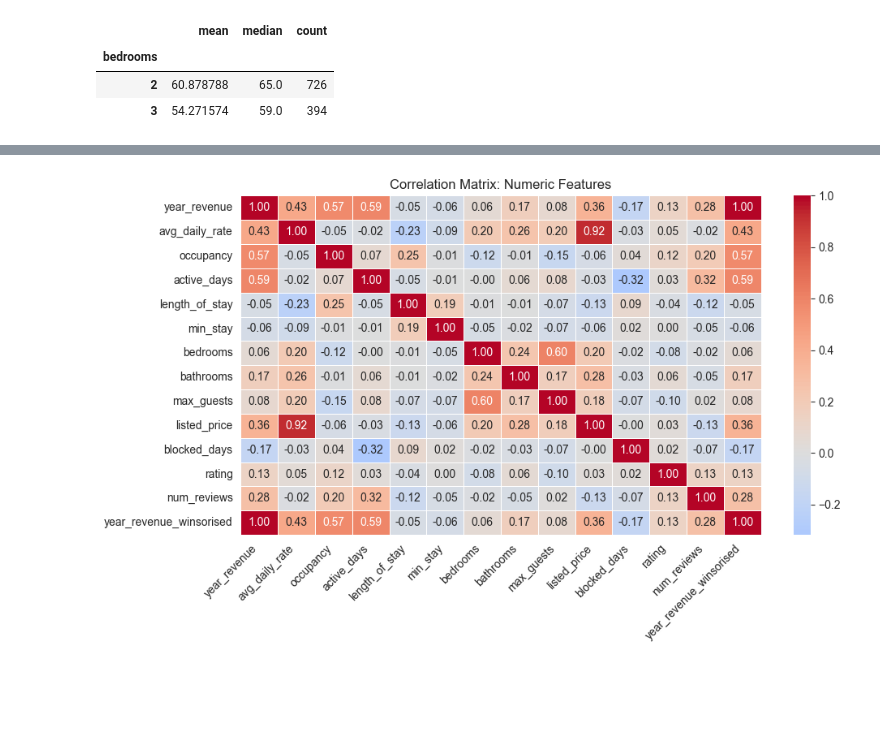
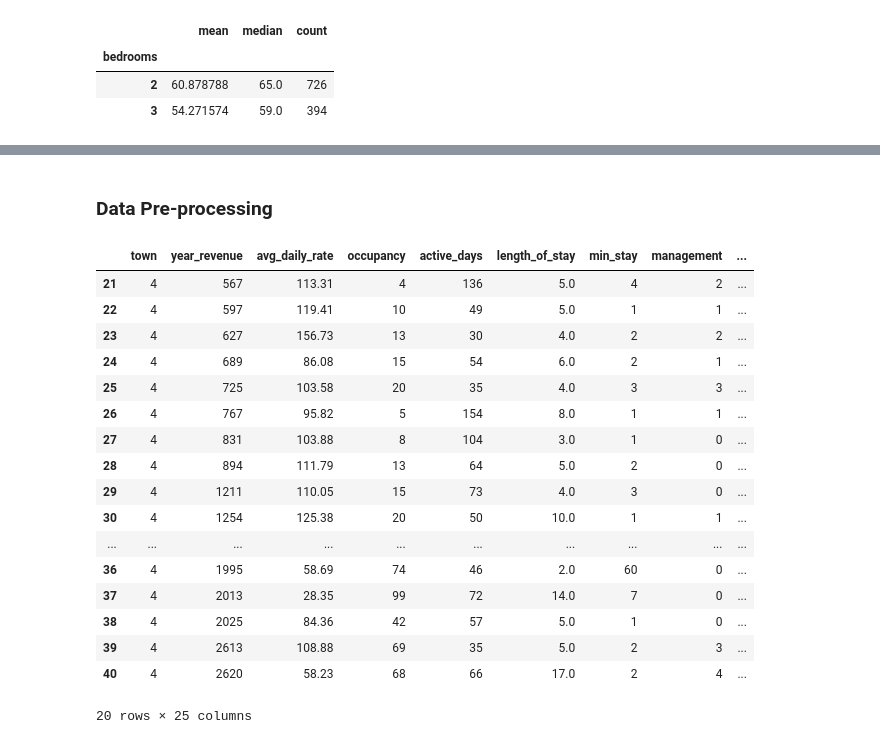
Before and after one commit to AvChilds/serviced_accommodation_ML_project, a Jupyter notebook: masters_assignment_1.ipynb, the cells around one changed output, grey strips where cells are left out. Cells and saved outputs as stored; diff of their text form; code cells hidden in the pictures; blank space fills up the shorter version.

```diff
--- a/masters_assignment_1.ipynb
+++ b/masters_assignment_1.ipynb
@@ -748,16 +746,2 @@ Passing `palette` without assigning `hue` is deprecated and will be removed in v
-# %%
-# Compute correlation matrix
-numeric_data = data.select_dtypes(include=['int64', 'float64'])
-corr_matrix = numeric_data.corr()
-
-# Plot heatmap
-plt.figure(figsize=(10, 6))
-sns.heatmap(corr_matrix, annot=True, fmt=".2f", cmap='coolwarm', center=0, linewidths=0.5)
-
-plt.title('Correlation Matrix: Numeric Features')
-plt.xticks(rotation=45, ha='right')
-plt.yticks(rotation=0)
-plt.tight_layout()
-plt.show()
-# %% [output]
-[figure, removed]
+# %% [markdown]
+### Data Pre-processing
@@ -763,0 +758,21 @@ plt.show()
+# %%
+data_encoded.head(20)
+# %% [output]
+|  | town | year_revenue | avg_daily_rate | occupancy | active_days | length_of_stay | min_stay | management | ... |
+| 21 | 4 | 567 | 113.31 | 4 | 136 | 5.0 | 4 | 2 | ... |
+| 22 | 4 | 597 | 119.41 | 10 | 49 | 5.0 | 1 | 1 | ... |
+| 23 | 4 | 627 | 156.73 | 13 | 30 | 4.0 | 2 | 2 | ... |
+| 24 | 4 | 689 | 86.08 | 15 | 54 | 6.0 | 2 | 1 | ... |
+| 25 | 4 | 725 | 103.58 | 20 | 35 | 4.0 | 3 | 3 | ... |
+| 26 | 4 | 767 | 95.82 | 5 | 154 | 8.0 | 1 | 1 | ... |
+| 27 | 4 | 831 | 103.88 | 8 | 104 | 3.0 | 1 | 0 | ... |
+| 28 | 4 | 894 | 111.79 | 13 | 64 | 5.0 | 2 | 0 | ... |
+| 29 | 4 | 1211 | 110.05 | 15 | 73 | 4.0 | 3 | 0 | ... |
+| 30 | 4 | 1254 | 125.38 | 20 | 50 | 10.0 | 1 | 1 | ... |
+| ... | ... | ... | ... | ... | ... | ... | ... | ... | ... |
+| 36 | 4 | 1995 | 58.69 | 74 | 46 | 2.0 | 60 | 0 | ... |
+| 37 | 4 | 2013 | 28.35 | 99 | 72 | 14.0 | 7 | 0 | ... |
+| 38 | 4 | 2025 | 84.36 | 42 | 57 | 5.0 | 1 | 0 | ... |
+| 39 | 4 | 2613 | 108.88 | 69 | 35 | 5.0 | 2 | 3 | ... |
+| 40 | 4 | 2620 | 58.23 | 68 | 66 | 17.0 | 2 | 4 | ... |
+20 rows × 25 columns
```
Also changed, not shown: parts of 18 cells of this notebook.
